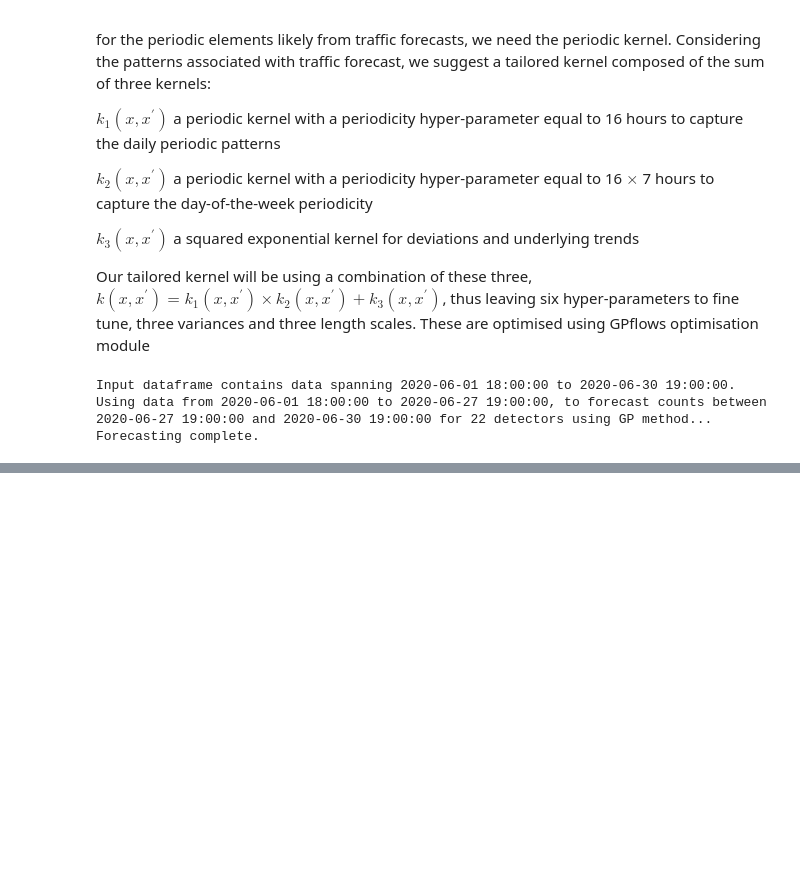
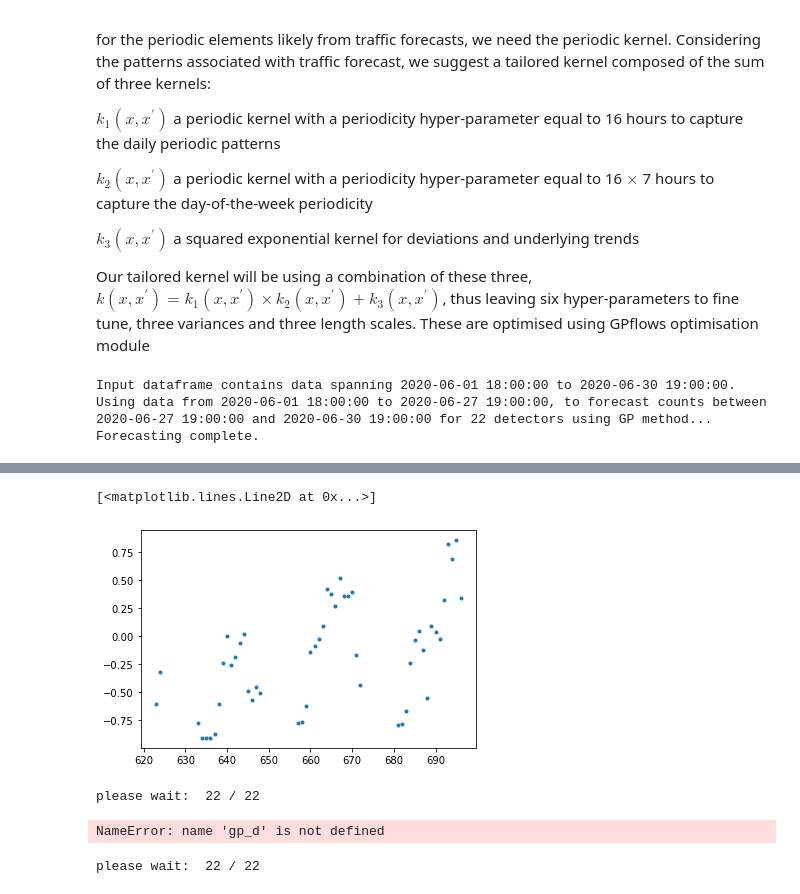
Before and after one commit to TeddyTW/SpatialScan, a Jupyter notebook: notebooks/JamCam_TSA.ipynb, the cells around one changed output, grey strips where cells are left out. Cells and saved outputs as stored; diff of their text form; code cells hidden in the pictures; blank space fills up the shorter version.

```diff
--- a/notebooks/JamCam_TSA.ipynb
+++ b/notebooks/JamCam_TSA.ipynb
@@ -97,0 +201,25 @@ CB_plot(CB_GP)
+# %%
+days_in_past=20
+days_in_future=2
+
+dataset = df[df["detector_id"] == detectors[0]].tail(n=26* days_in_past)
+
+Y = dataset["n_vehicles_in_interval"].to_numpy().reshape(-1, 1)
+Y = Y.astype(float)
+X = (dataset["measurement_end_utc"]-dataset["measurement_end_utc"].min()).astype("timedelta64[h]").to_numpy().reshape(-1, 1)
+
+scaler = MinMaxScaler(feature_range=(-1, 1))
+y = scaler.fit_transform(Y)
+
+kern_pD = gpflow.kernels.Periodic(gpflow.kernels.SquaredExponential())
+kern_pW = gpflow.kernels.Periodic(gpflow.kernels.SquaredExponential())
+kern_SE = gpflow.kernels.SquaredExponential()
+kern_W = gpflow.kernels.White()
+# kern_M = gpflow.kernels.Matern52()
+
+kern_pD.period.assign(24.0)
+# kern_pD.base_kernel.variance.assign(10)
+kern_pW.period.assign(168.0)
+# kern_pW.base_kernel.variance.assign(10)
+
+k = kern_pD * kern_pW + kern_SE
@@ -97,0 +238,13 @@ CB_plot(CB_GP)
+# %%
+plt.plot(X[-50:], y[-50:], ".")
+# %% [output]
+[<matplotlib.lines.Line2D at 0x...>]
+[figure, added]
+# %%
+gp=GP_forecast2(DF, 18, 1)
+# %% [output]
+please wait:  22 / 22
+# %%
+gp_d
+# %% [output]
+NameError: name 'gp_d' is not defined
@@ -97,0 +255,4 @@ CB_plot(CB_GP)
+# %%
+y=GP_forecast2(train_data, 18, 1)
+# %% [output]
+please wait:  22 / 22
```
Also changed, not shown: parts of 16 cells of this notebook, 4 other files.
